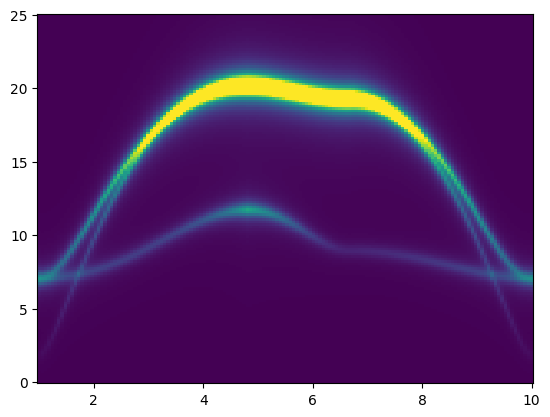
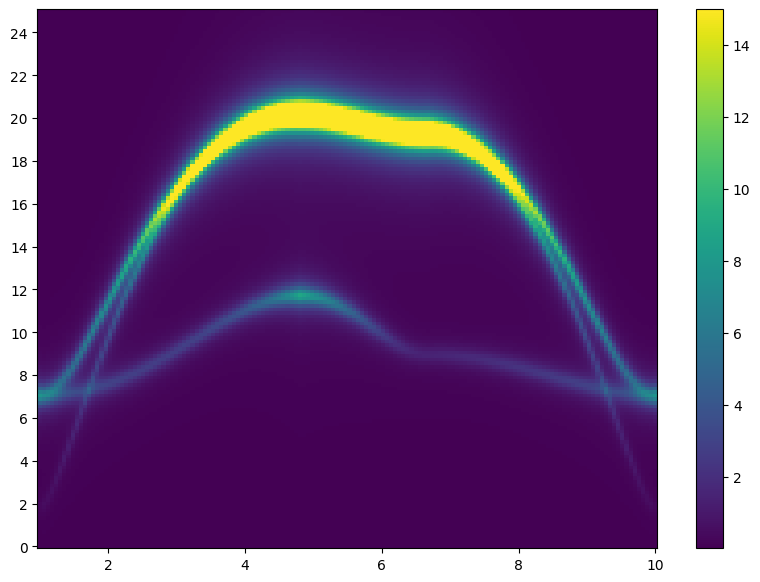
Unified diff of the notebook cell whose output changed from the first chart to the second:
--- before
+++ after
@@ -1,2 +1,4 @@
-X = np.linspace(1, 10, 150)
+plt.figure(figsize=(10, 7)) 
 plt.pcolormesh(X, E, data, vmax=15)
+plt.yticks(np.arange(min(E), max(E), 2))  # adjust step size
+plt.colorbar()

Commit: started langevin dynamics